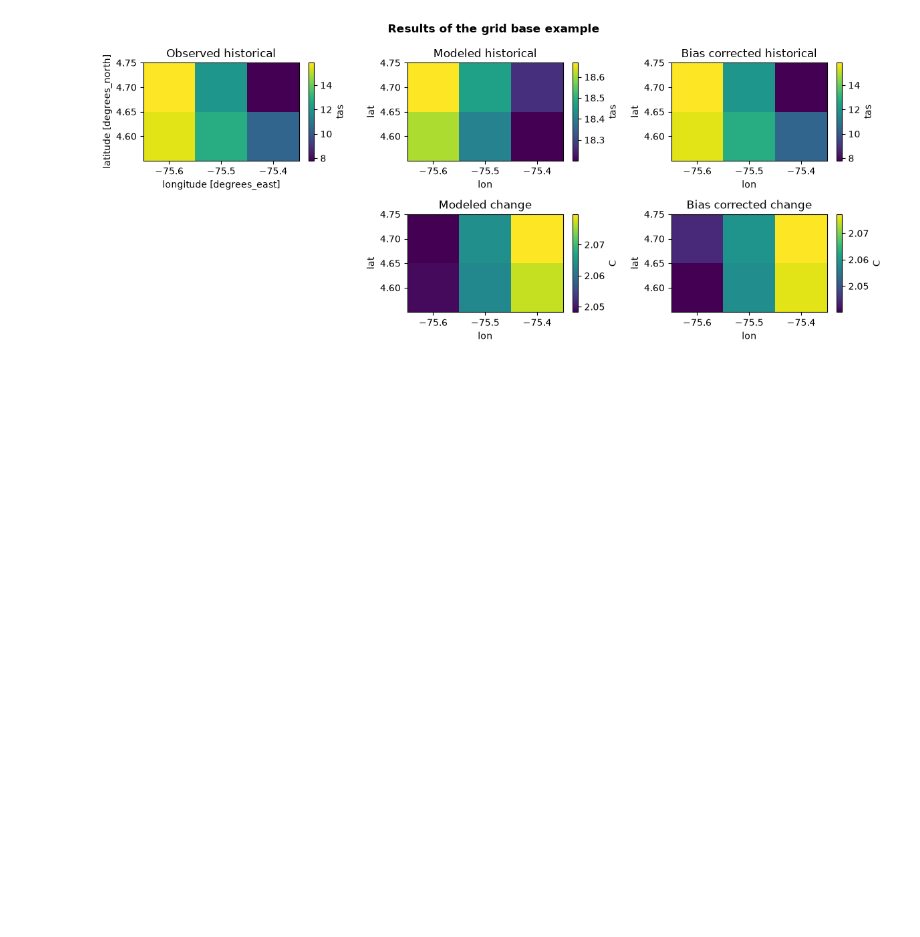
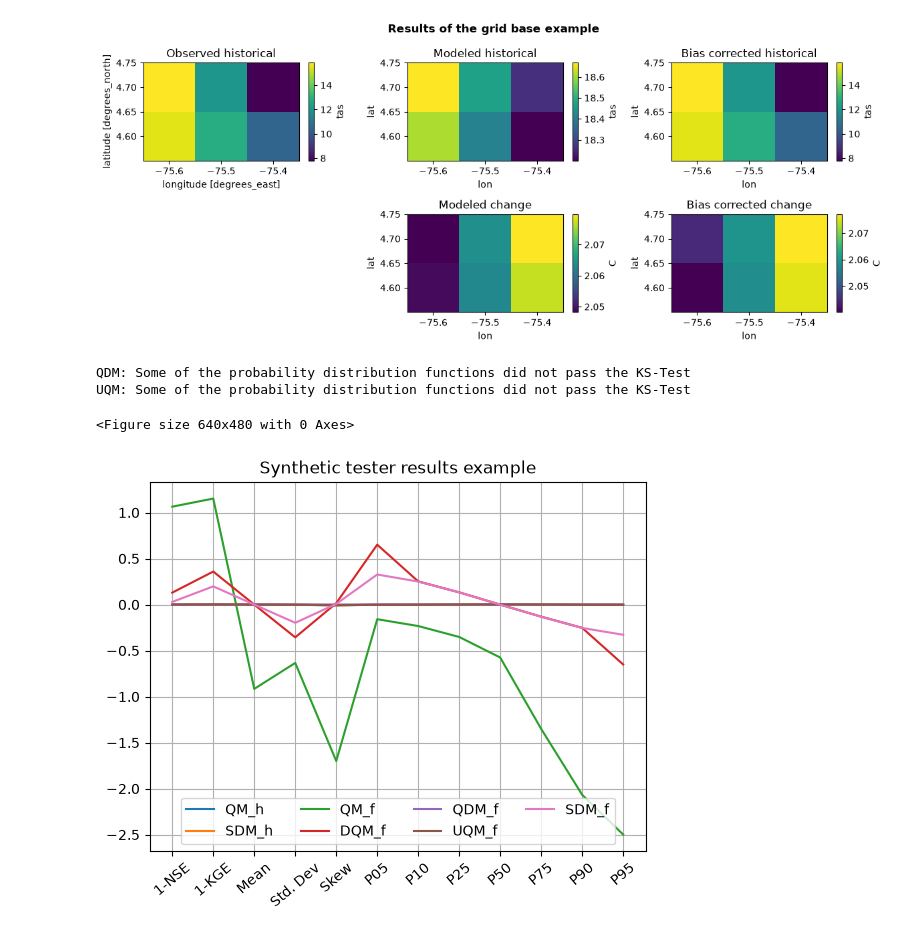
Before and after one commit to saedoquililongo/climQMBC, a Jupyter notebook: Example_notebook.ipynb, the cells around one changed output. Saved outputs shown, nothing was run; the diff lists cells and outputs as text; code cells hidden in the pictures; blank space fills up the shorter version.

Commit message:
Update Example notebook with synthetic_tester

```diff
--- a/Example_notebook.ipynb
+++ b/Example_notebook.ipynb
@@ -351,3 +353,46 @@ plt.tight_layout()
 plt.show()
 # %% [output]
 [figure]
+# %%
+# =============================================================================
+# IV) Monthly data - Synthetic tester
+# =============================================================================
+# variable:
+#    - pr  (precipitation)
+#    - tas (temperature)
+# allow_negatives:
+#    - 0 (variables like precipitation)
+#    - 1 (variables like temperature)
+# mult_change:
+#    - 0 (additive change: fut = hist + delta)
+#    - 1 (multiplicative change: fut = hist*delta)
+# SDM_var: (for Scaled Distribution Mapping only)
+#    - 0 (temperature: normal distribution and additive changes)
+#    - 1 (precipitation: gamma distribution and multiplicative changes)
+# yn:
+#    - Random sample size for the synthetic tester
+
+
+variable = 'tas'
+allow_negatives = 1
+mult_change = 0
+SDM_var = 0
+
+# Load observed and model data.
+obs = pd.read_csv(f'Sample_data/csv/obs_{variable}_M.csv')[[variable]].values
+mod = pd.read_csv(f'Sample_data/csv/mod_{variable}_M.csv')[[variable]].values
+
+tester_statistics = synthetic_tester(obs, mod, allow_negatives, mult_change, SDM_var, yn=10000)
+# %% [output]
+QDM: Some of the probability distribution functions did not pass the KS-Test
+UQM: Some of the probability distribution functions did not pass the KS-Test
+# %%
+plt.figure()
+tester_statistics.T.plot(xticks=range(len(tester_statistics.T)),rot=40)
+plt.title('Synthetic tester results example')
+plt.grid()
+plt.legend(ncol=4, loc='lower center')
+plt.show()
+# %% [output]
+<Figure size 640x480 with 0 Axes>
+[figure, added]
```
Also changed, not shown: parts of 2 cells of this notebook.
